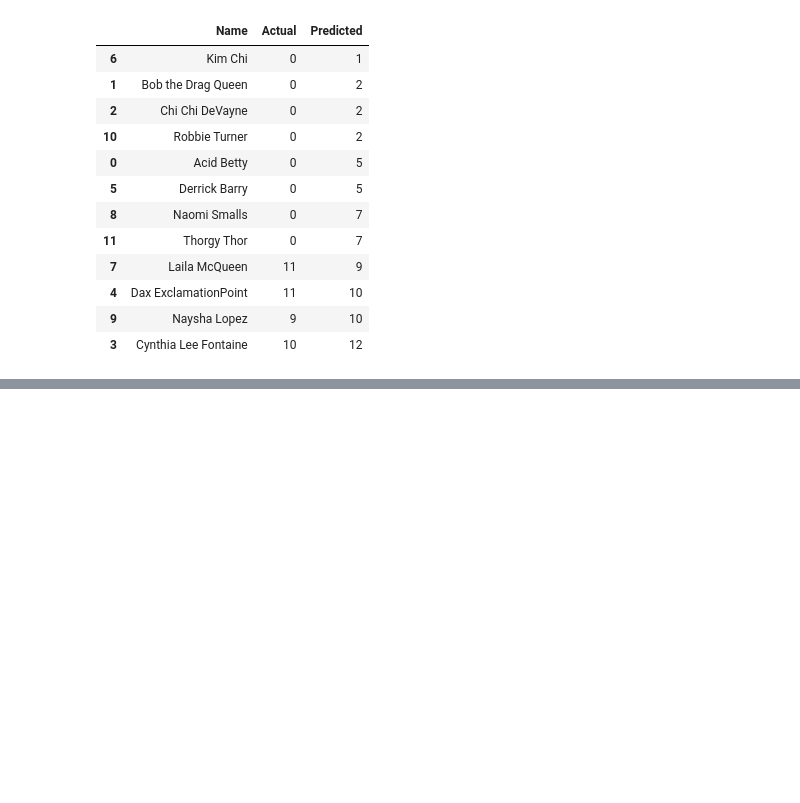
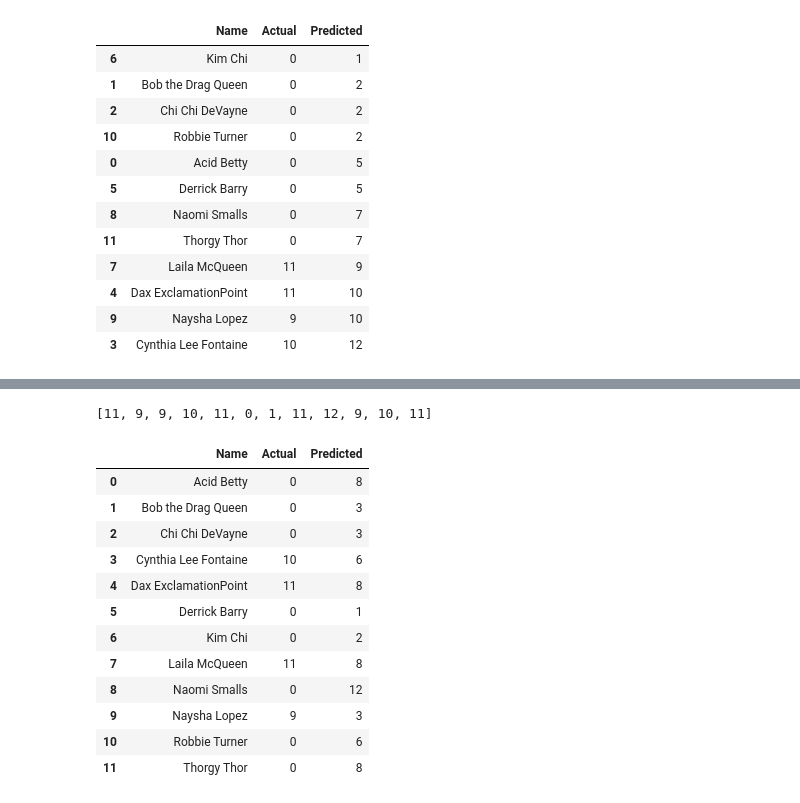
Before and after one commit to telliott27/rupaulsdragrace, a Jupyter notebook: Drag Race.ipynb, the cells around one changed output, grey strips where cells are left out. Saved outputs shown, nothing was run; the diff lists cells and outputs as text; code cells hidden in the pictures; blank space fills up the shorter version.

```diff
--- a/Drag Race.ipynb
+++ b/Drag Race.ipynb
@@ -287,0 +432,12 @@ pd.merge(season8,forest8DB).sort_values('Predicted')
+# %%
+season8XNN['Wins'] = scale(season8XNN['Wins'])
+season8XNN['Highs'] = scale(season8XNN['Highs'])
+season8XNN['Lows'] = scale(season8XNN['Lows'])
+season8XNN['Lipsyncs'] = scale(season8XNN['Lipsyncs'])
+X8NN = season8XNN.values.tolist()
+predictedY = []
+for i, input in enumerate(X8NN):
+    outputs = predict(input)
+    predictedY.append(outputs)
+for q in predictedY:
+    print([round(a,2) for a in q])
@@ -287,0 +457,24 @@ pd.merge(season8,forest8DB).sort_values('Predicted')
+# %%
+[a.index(max(a)) for a in predictedY]
+# %% [output]
+[11, 9, 9, 10, 11, 0, 1, 11, 12, 9, 10, 11]
+# %%
+predictedPlace = [a.index(max(a)) for a in predictedY]
+predictedPlace = rankdata(predictedPlace,method='min')
+season8NN = season8
+season8NN['Predicted'] = predictedPlace
+season8NN
+# %% [output]
+|  | Name | Actual | Predicted |
+| 0 | Acid Betty | 0 | 8 |
+| 1 | Bob the Drag Queen | 0 | 3 |
+| 2 | Chi Chi DeVayne | 0 | 3 |
+| 3 | Cynthia Lee Fontaine | 10 | 6 |
+| 4 | Dax ExclamationPoint | 11 | 8 |
+| 5 | Derrick Barry | 0 | 1 |
+| 6 | Kim Chi | 0 | 2 |
+| 7 | Laila McQueen | 11 | 8 |
+| 8 | Naomi Smalls | 0 | 12 |
+| 9 | Naysha Lopez | 9 | 3 |
+| 10 | Robbie Turner | 0 | 6 |
+| 11 | Thorgy Thor | 0 | 8 |
```
Also changed, not shown: parts of 19 cells of this notebook.
